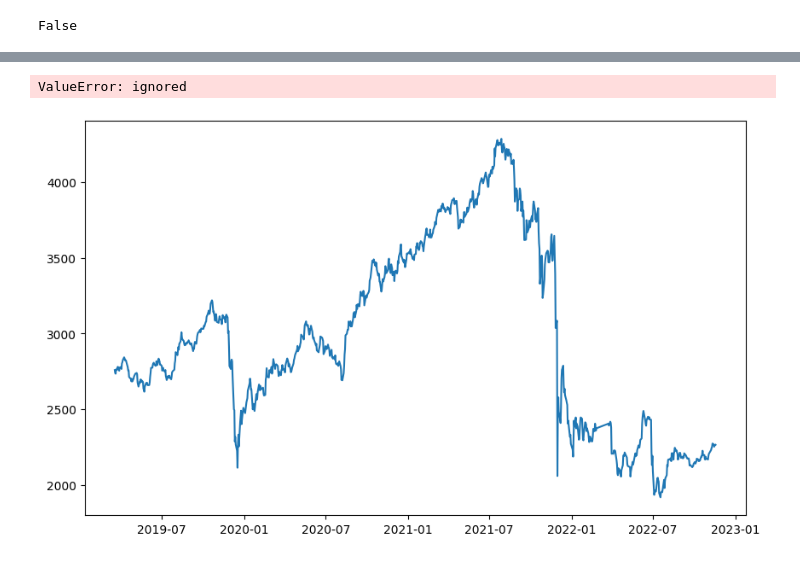
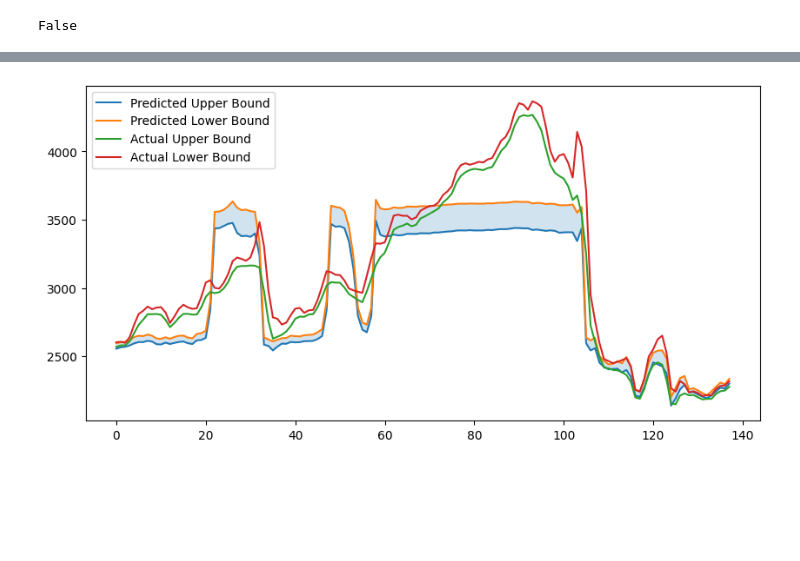
Before and after one commit to alexandrgsv/stock_prediction_models, a Jupyter notebook: "MMVB_LSTM_ub_lb_CWB_pareto_front_ipynb".ipynb, the cells around one changed output, grey strips where cells are left out. Cells and saved outputs as stored; diff of their text form; code cells hidden in the pictures; blank space fills up the shorter version.

```diff
--- a/"MMVB_LSTM_ub_lb_CWB_pareto_front_ipynb".ipynb
+++ b/"MMVB_LSTM_ub_lb_CWB_pareto_front_ipynb".ipynb
@@ -375,0 +345,12 @@ NameError: ignored
+# %%
+#compile the model for the chosen Pareto point
+
+params = pareto_front[2].position
+
+lr = abs(params[0])
+batch_size = abs(int(params[1]))
+epochs = abs(int(params[2]))
+
+model.compile(optimizer=Adam(learning_rate=lr), loss='mse')
+# Train the model
+history = model.fit(X_train.reshape((X_train.shape[0], X_train.shape[1], 1)), np.column_stack((y_train_upper, y_train_lower)), epochs=epochs, batch_size=batch_size, callbacks = [early_stop], verbose = 1)
@@ -375,0 +375,11 @@ NameError: ignored
+# %%
+# Assuming you have already trained the model and have X_test and y_test data, and a scaler object named "scaler"
+y_pred = model.predict(X_test.reshape((X_test.shape[0], X_test.shape[1], 1)))
+# The output will be a numpy array with shape (num_samples, 2)
+# where the first column contains upper bound predictions and the second column contains lower bound predictions
+
+# Inverse transform the predicted values and actual values
+y_pred_actual = scaler.inverse_transform(y_pred)
+y_test_actual = scaler.inverse_transform(np.column_stack((y_test_upper, y_test_lower)))
+
+# You can then use these actual values for further analysis or evaluation of the model's performance
@@ -376,15 +388,17 @@ NameError: ignored
+# %%
+# Plot predicted vs actual intervals with filling between lower and upper bounds
+
+plt.figure(figsize=(10, 5))
+plt.plot(y_pred_actual[:, 0], label='Predicted Upper Bound')
+plt.plot(y_pred_actual[:, 1], label='Predicted Lower Bound')
+plt.plot(y_test_actual[:, 0], label='Actual Upper Bound')
+plt.plot(y_test_actual[:, 1], label='Actual Lower Bound')
+plt.fill_between(range(len(y_test_actual)), y_pred_actual[:, 0], y_pred_actual[:, 1], alpha=0.2)
+plt.legend()
+plt.show()
+# %% [output]
+[figure, added]
 # %%
 np.mean(y_test)
 # %%
 np.std(y_test)
-# %%
-# Plot the actual and predicted stock prices with the upper and lower bounds
-fig, ax = plt.subplots(figsize=(10, 6))
-ax.plot(test['<DATE>'][:-forecast_horizon-60], y_test[:, 0], label='Actual')
-ax.plot(test['<DATE>'][:-forecast_horizon-60], y_pred[:, 0], label='Predicted')
-ax.fill_between(test['<DATE>'][:-forecast_horizon-60], y_pred[:, 0], y_pred[:, 1], alpha=0.7, label='LB-UB Interval')
-ax.legend()
-plt.show()
-# %% [output]
-ValueError: ignored
-[figure, removed]
```
Also changed, not shown: parts of 8 cells of this notebook.
